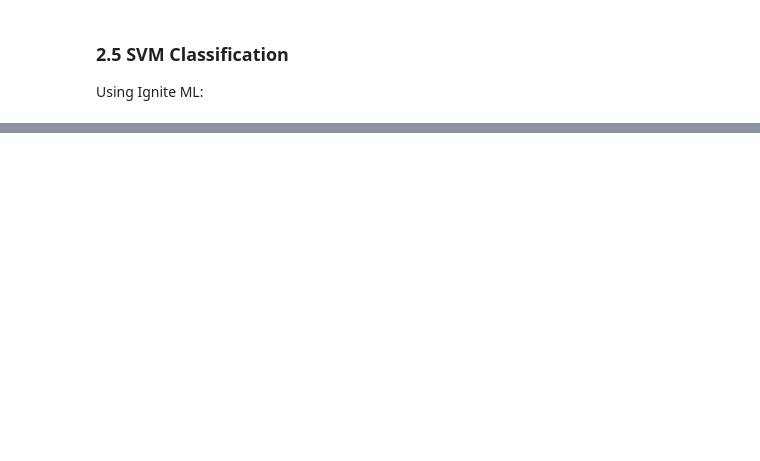
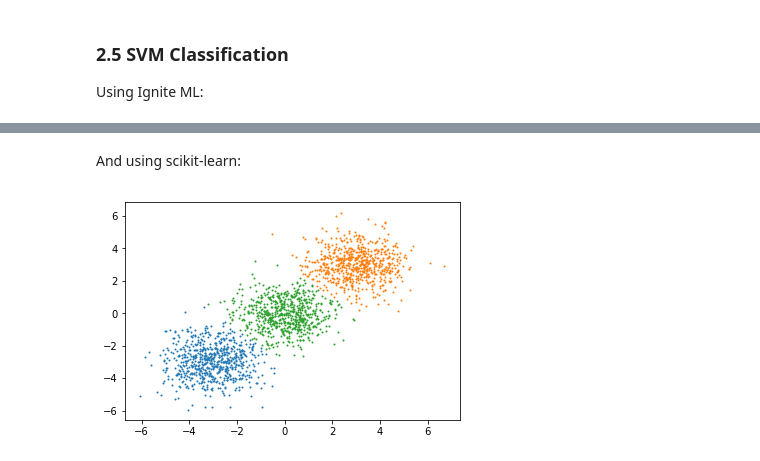
Before and after one commit to dmitrievanthony/ignite_ml, a Jupyter notebook: example.ipynb, the cells around one changed output, grey strips where cells are left out. Saved outputs shown, nothing was run; the diff lists cells and outputs as text; code cells hidden in the pictures; blank space fills up the shorter version.

```diff
--- a/example.ipynb
+++ b/example.ipynb
@@ -188,0 +263,12 @@ accuracy_score(y_test, clf.predict(x_test))
+# %% [markdown]
+And using scikit-learn:
+# %%
+from sklearn.cluster import KMeans
+clr = KMeans(n_clusters=3)
+clr.fit(x)
+
+y_predicted = np.array(clr.predict(x))
+for i in range(3):
+    plt.scatter(x[y_predicted == i][:, 0], x[y_predicted == i][:, 1], s=1)
+# %% [output]
+[figure, added]
```
Also changed, not shown: parts of 29 cells of this notebook, 3 other files.
